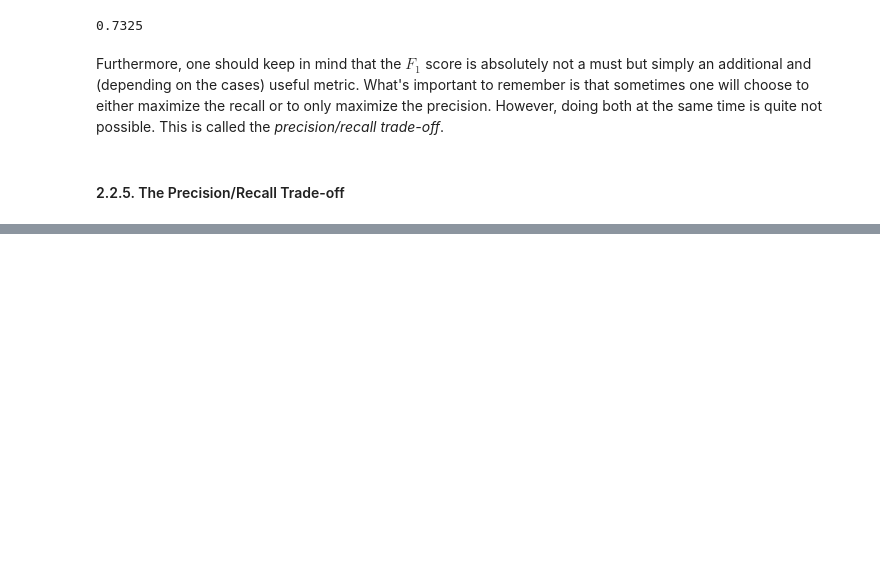
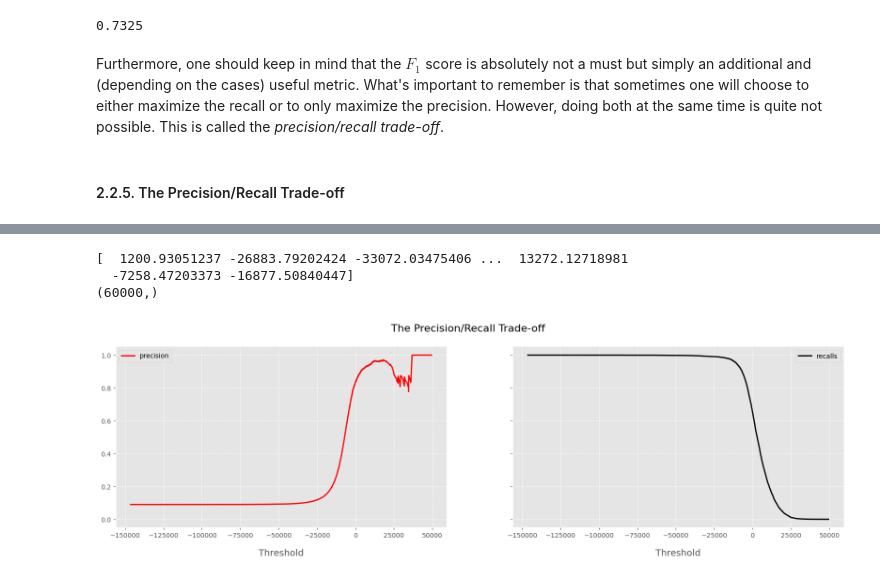
Before and after one commit to YVYX04/ML_First_Steps, a Jupyter notebook: 03_classification.ipynb, the cells around one changed output, grey strips where cells are left out. Drawn from its saved outputs; the diff is of its cells as text; code cells hidden in the pictures; blank space fills up the shorter version.

```diff
--- a/03_classification.ipynb
+++ b/03_classification.ipynb
@@ -361,0 +402,2 @@ test
+# %%
+y_scores = cross_val_predict(sgd_clf, X_train, y_train_5, cv=3, method='decision_function')
@@ -361,0 +415,28 @@ test
+# %%
+print(y_scores)
+print(y_scores.shape)
+# %% [output]
+[  1200.93051237 -26883.79202424 -33072.03475406 ...  13272.12718981
+  -7258.47203373 -16877.50840447]
+(60000,)
+# %%
+from sklearn.metrics import precision_recall_curve
+
+precisions, recalls, thresholds = precision_recall_curve(y_train_5, y_scores)
+
+# the plot:
+plt.style.use('ggplot')
+fig, ax = plt.subplots(1, 2, figsize = (20, 5), sharey = True)
+ax[0].plot(thresholds, precisions[:-1], label = 'precision', linewidth=2, color='red')
+ax[1].plot(thresholds, recalls[:-1], label = 'recalls', linewidth=2, color='black')
+
+for i in range(0,2):
+    ax[i].grid(linestyle = '--')
+    ax[i].set_xlabel("Threshold", labelpad = 15, fontsize=14)
+    ax[i].spines[['top', 'right']].set_visible(False)
+    ax[i].legend()
+
+plt.suptitle("The Precision/Recall Trade-off", fontsize=16)
+plt.show()
+# %% [output]
+[figure, added]
```
Also changed, not shown: parts of 54 cells of this notebook.
